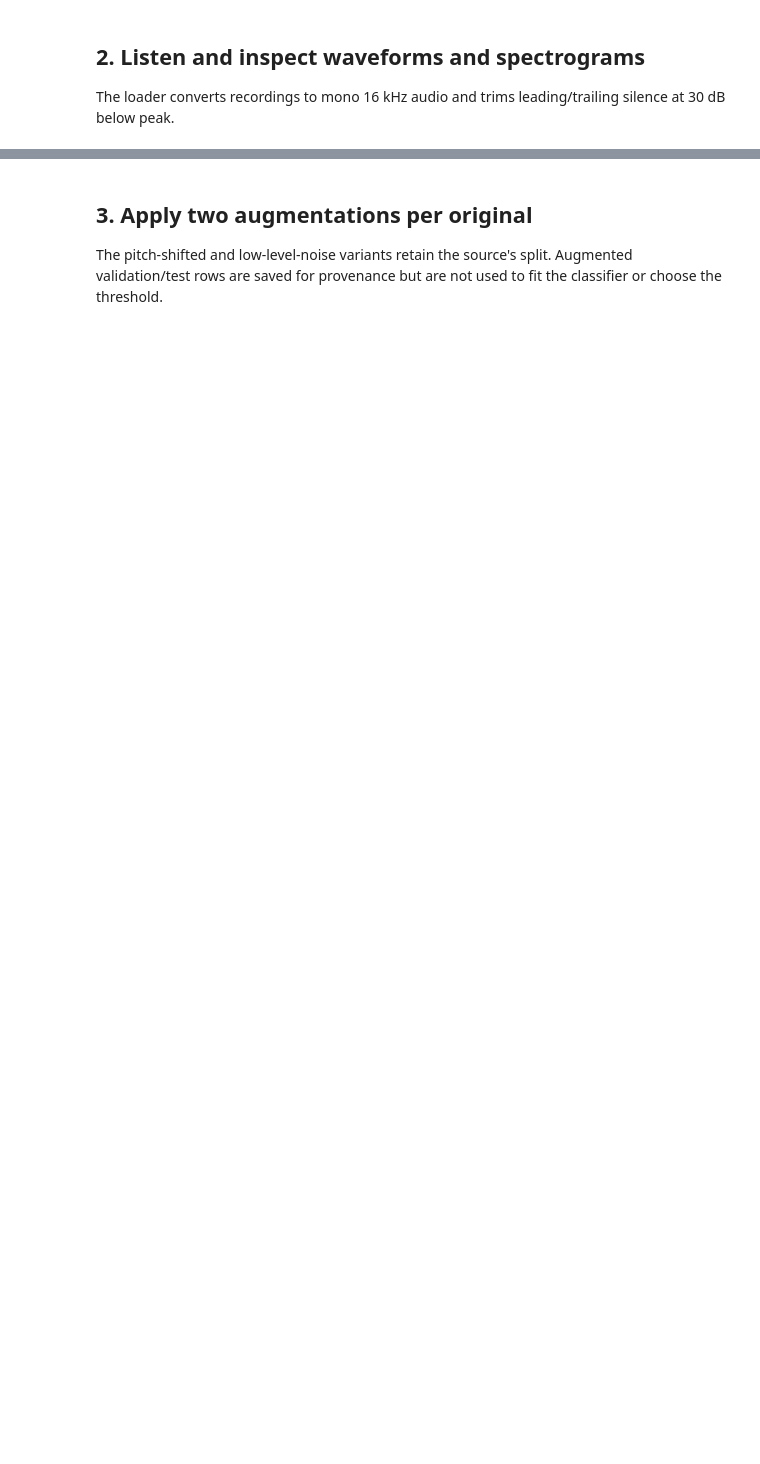
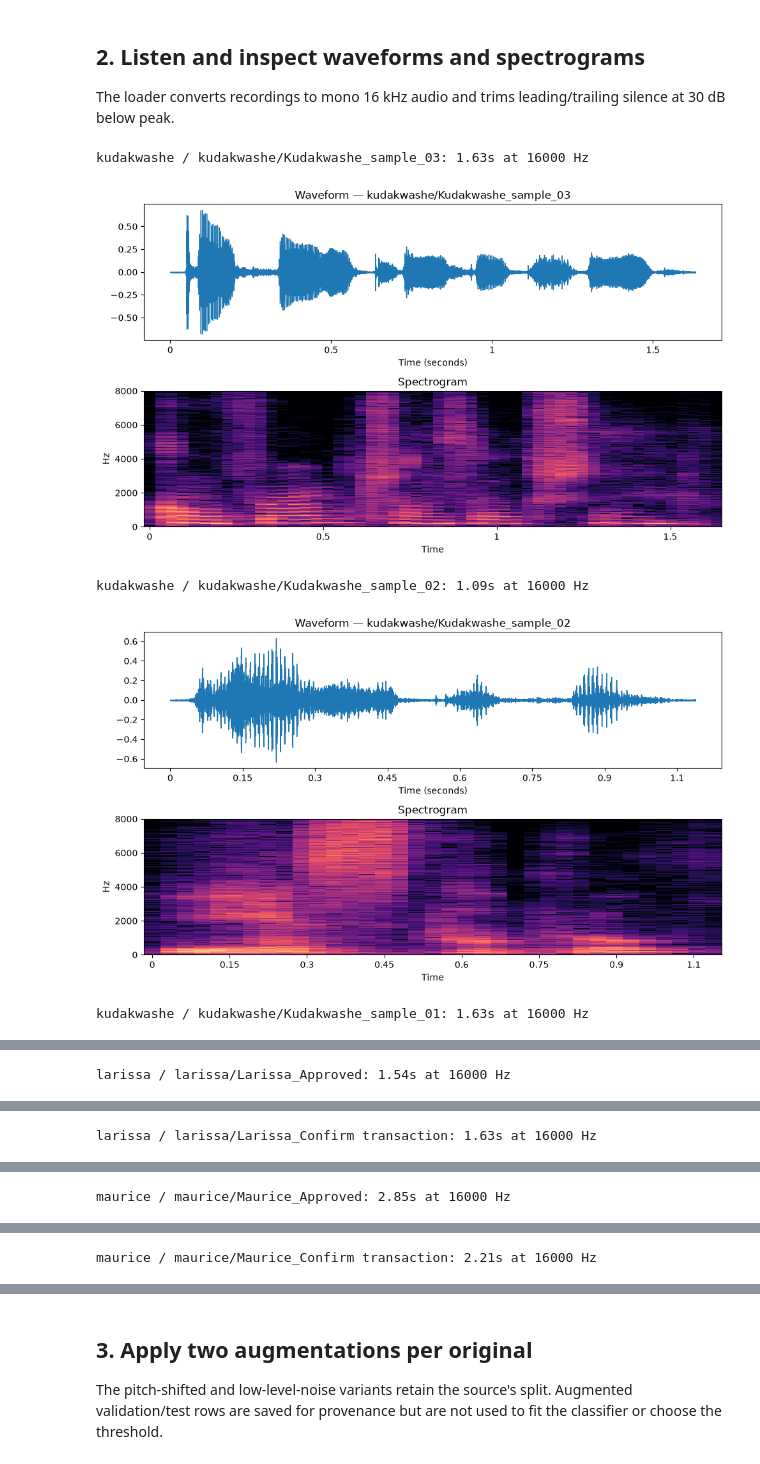
Before and after one commit to N-Maurice/multimodal_authentication_preprocessing, a Jupyter notebook: notebooks/03_voice_verification.ipynb, the cells around one changed output, grey strips where cells are left out. Cells and saved outputs as stored; diff of their text form; code cells hidden in the pictures; blank space fills up the shorter version.

Commit message:
Complete Kudakwashe voice verification pipeline
Co-authored-by: Copilot <223556219+Copilot@users.noreply.github.com>

```diff
--- a/notebooks/03_voice_verification.ipynb
+++ b/notebooks/03_voice_verification.ipynb
@@ -54,13 +68,19 @@ The loader converts recordings to mono 16 kHz audio and trims leading/trailing s
 # %%
 for recording in split_recordings:
     audio, sample_rate = load_voice_audio(recording["path"])
     duration = len(audio) / sample_rate
     print(f"{recording['user_id']} / {recording['source_id']}: {duration:.2f}s at {sample_rate} Hz")
     figure, axes = plt.subplots(2, 1, figsize=(10, 6))
     librosa.display.waveshow(audio, sr=sample_rate, ax=axes[0])
     axes[0].set(title=f"Waveform — {recording['source_id']}", xlabel="Time (seconds)")
-    spectrum = librosa.amplitude_to_db(abs(librosa.stft(audio)), ref=max)
+    spectrum = librosa.amplitude_to_db(abs(librosa.stft(audio)), ref=np.max)
     librosa.display.specshow(spectrum, sr=sample_rate, x_axis="time", y_axis="hz", ax=axes[1])
     axes[1].set(title="Spectrogram")
     figure.tight_layout()
     plt.show()
+# %% [output]
+kudakwashe / kudakwashe/Kudakwashe_sample_03: 1.63s at 16000 Hz
+[figure, added]
+kudakwashe / kudakwashe/Kudakwashe_sample_02: 1.09s at 16000 Hz
+[figure, added]
+kudakwashe / kudakwashe/Kudakwashe_sample_01: 1.63s at 16000 Hz
@@ -66,0 +88 @@ for recording in split_recordings:
+larissa / larissa/Larissa_Approved: 1.54s at 16000 Hz
@@ -66,0 +90 @@ for recording in split_recordings:
+larissa / larissa/Larissa_Confirm transaction: 1.63s at 16000 Hz
@@ -66,0 +92 @@ for recording in split_recordings:
+maurice / maurice/Maurice_Approved: 2.85s at 16000 Hz
@@ -66,0 +94 @@ for recording in split_recordings:
+maurice / maurice/Maurice_Confirm transaction: 2.21s at 16000 Hz
```
Also changed, not shown: parts of 7 cells of this notebook, 8 other files.
